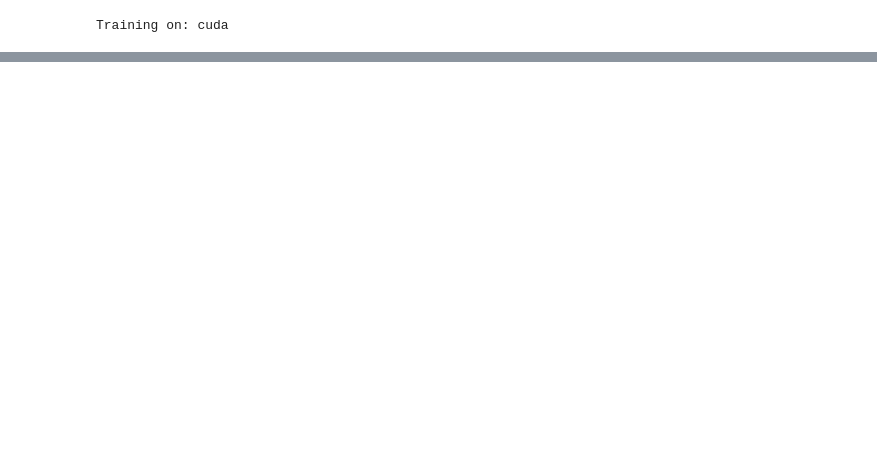
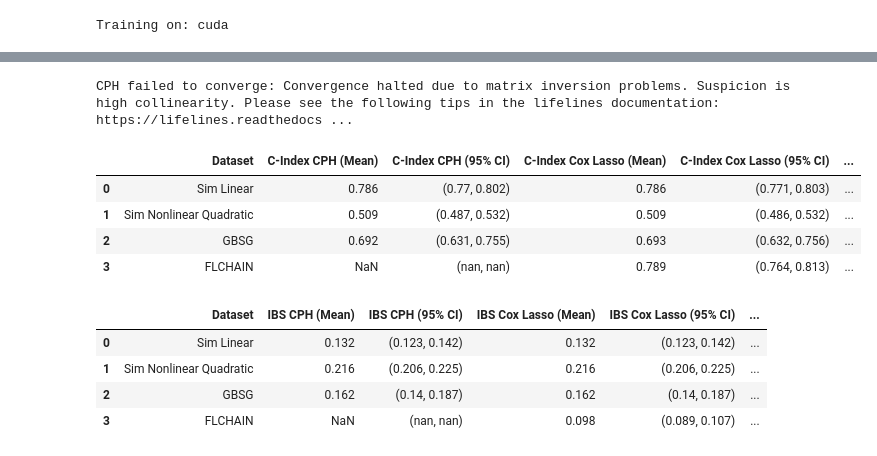
Before and after one commit to wefeigang/M4R, a Jupyter notebook: method_comparison.ipynb, the cells around one changed output, grey strips where cells are left out. Drawn from its saved outputs; the diff is of its cells as text; code cells hidden in the pictures; blank space fills up the shorter version.

```diff
--- a/method_comparison.ipynb
+++ b/method_comparison.ipynb
@@ -730,0 +616,19 @@ display(df_ibs)
+# %%
+n_trials_ct = 20
+
+# Sim Linear
+best_linear_ct = optimise_coxtime(X_tr_lin, T_tr_lin, E_tr_lin, X_val_lin, T_val_lin, E_val_lin, n_trials=n_trials_ct)
+params_linear_ct = best_linear_ct.copy()
+
+# Sim Nonlinear Quadratic
+best_nonlinear_quad_ct = optimise_coxtime(X_tr_quad, T_tr_quad, E_tr_quad, X_val_quad, T_val_quad, E_val_quad, n_trials=n_trials_ct)
+params_nonlinear_quad_ct = best_nonlinear_quad_ct.copy()
+
+
+# gbsg
+best_gbsg_params_ct = optimise_coxtime(X_tr_gbsg, T_tr_gbsg, E_tr_gbsg, X_val_gbsg, T_val_gbsg, E_val_gbsg, n_trials=n_trials_ct)
+params_gbsg_ct = best_gbsg_params_ct.copy()
+
+# flchain
+best_fl_params_ct = optimise_coxtime(X_tr_fl, T_tr_fl, E_tr_fl, X_val_fl, T_val_fl, E_val_fl, n_trials=n_trials_ct)
+params_flchain_ct = best_fl_params_ct.copy()
@@ -730,0 +750,54 @@ display(df_ibs)
+# %%
+n_bootstraps = 1000
+final_results = []
+
+# Sim Linear
+final_results.append(evaluate_dataset(
+    X_train_lin, T_train_lin, E_train_lin,
+    X_test_lin, T_test_lin, E_test_lin,
+    "Sim Linear", params_linear_rsf, params_linear, params_linear_ct, n_bootstraps
+))
+
+# Sim Nonlinear Quadratic
+final_results.append(evaluate_dataset(
+    X_train_quad, T_train_quad, E_train_quad,
+    X_test_quad, T_test_quad, E_test_quad,
+    "Sim Nonlinear Quadratic", params_linear_rsf, params_nonlinear_quad, params_nonlinear_quad_ct, n_bootstraps
+))
+
+# GBSG
+final_results.append(evaluate_dataset(
+    X_train_gbsg, T_train_gbsg, E_train_gbsg,
+    X_test_gbsg, T_test_gbsg, E_test_gbsg,
+    "GBSG", params_linear_rsf, params_gbsg, params_gbsg_ct, n_bootstraps
+))
+
+# FLCHAIN
+final_results.append(evaluate_dataset(
+    X_train_fl, T_train_fl, E_train_fl,
+    X_test_fl, T_test_fl, E_test_fl,
+    "FLCHAIN", params_linear_rsf, params_flchain, params_flchain_ct, n_bootstraps
+))
+
+# Convert the massive list of dictionaries into a single DataFrame
+df_all = pd.DataFrame(final_results)
+
+# Isolate the C-Index columns
+df_cindex = df_all[['Dataset']].join(df_all.filter(like='C-Index'))
+display(df_cindex)
+
+# Isolate the IBS columns
+df_ibs = df_all[['Dataset']].join(df_all.filter(like='IBS'))
+display(df_ibs)
+# %% [output]
+CPH failed to converge: Convergence halted due to matrix inversion problems. Suspicion is high collinearity. Please see the following tips in the lifelines documentation: https://lifelines.readthedocs ...
+|  | Dataset | C-Index CPH (Mean) | C-Index CPH (95% CI) | C-Index Cox Lasso (Mean) | C-Index Cox Lasso (95% CI) | ... |
+| 0 | Sim Linear | 0.786 | (0.77, 0.802) | 0.786 | (0.771, 0.803) | ... |
+| 1 | Sim Nonlinear Quadratic | 0.509 | (0.487, 0.532) | 0.509 | (0.486, 0.532) | ... |
+| 2 | GBSG | 0.692 | (0.631, 0.755) | 0.693 | (0.632, 0.756) | ... |
+| 3 | FLCHAIN | NaN | (nan, nan) | 0.789 | (0.764, 0.813) | ... |
+|  | Dataset | IBS CPH (Mean) | IBS CPH (95% CI) | IBS Cox Lasso (Mean) | IBS Cox Lasso (95% CI) | ... |
+| 0 | Sim Linear | 0.132 | (0.123, 0.142) | 0.132 | (0.123, 0.142) | ... |
+| 1 | Sim Nonlinear Quadratic | 0.216 | (0.206, 0.225) | 0.216 | (0.206, 0.225) | ... |
+| 2 | GBSG | 0.162 | (0.14, 0.187) | 0.162 | (0.14, 0.187) | ... |
+| 3 | FLCHAIN | NaN | (nan, nan) | 0.098 | (0.089, 0.107) | ... |
```
Also changed, not shown: parts of 44 cells of this notebook.
